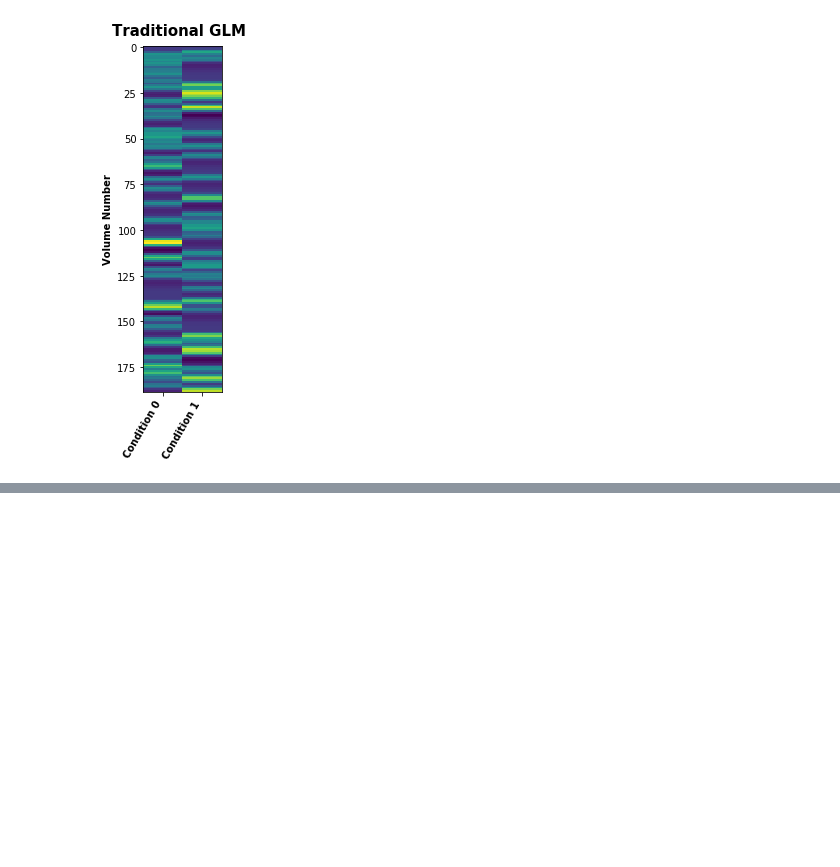
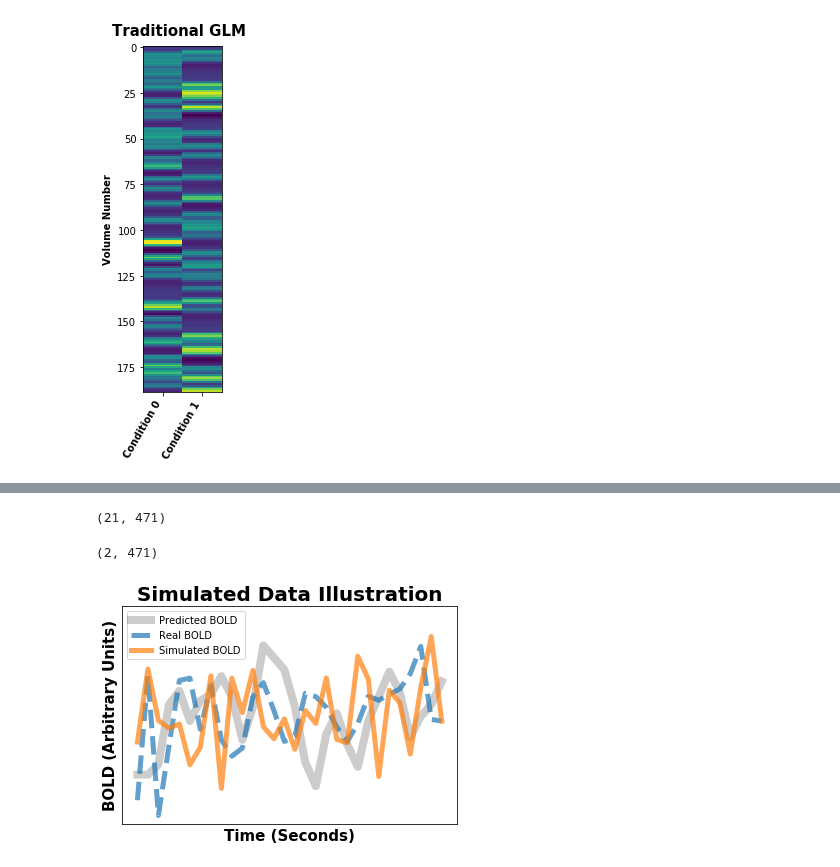
Before and after one commit to jdkent/BetaSeriesRealDataAnalysis, a Jupyter notebook: introductionFigures/introduction_figures.ipynb, the cells around one changed output, grey strips where cells are left out. Cells and saved outputs as stored; diff of their text form; code cells hidden in the pictures; blank space fills up the shorter version.

Commit message:
add example simulation figure

```diff
--- a/introductionFigures/introduction_figures.ipynb
+++ b/introductionFigures/introduction_figures.ipynb
@@ -373,0 +383,45 @@ fig.savefig("./outputs/introduction-normalGLM.png", bbox_inches="tight")
+# %%
+masker = NiftiLabelsMasker(ACTIVATION_ATLAS)
+real_bold_data = masker.fit_transform(EXAMPLE_BOLD).T
+# %%
+real_bold_data.shape
+# %% [output]
+(21, 471)
+# %%
+fake_bold = nib.load('./data/bold_sim_taskswitch.nii.gz')
+fake_bold_data = fake_bold.get_fdata().squeeze()
+# %%
+fake_bold_data.shape
+# %% [output]
+(2, 471)
+# %%
+tr = 2
+nvol = 471
+frame_times = np.arange(0, nvol * tr, 2)
+events_df = pd.read_csv('./data/sub-GE120012_ses-pre_task-taskswitch_events.tsv', sep='\t')
+design = make_first_level_design_matrix(frame_times=frame_times, events=events_df, oversampling=1)
+# %%
+predicted_bold = design[['repeat', 'single', 'switch']].sum(axis=1).values
+# %%
+fig, ax = plt.subplots(1, 1)
+
+# set the plots and legend
+lines = ax.plot(zscore(predicted_bold[20:50]), color='black', linewidth=8, alpha=0.2)
+lines.extend(ax.plot(zscore(real_bold_data[2,20:50]), linewidth=5, linestyle='--', alpha=0.7))
+lines.extend(ax.plot(zscore(fake_bold_data[0,20:50]), linewidth=5, alpha=0.7))
+ax.legend(handles=lines, labels=("Predicted BOLD", "Real BOLD", "Simulated BOLD"))
+
+# remove the ticks
+ax.set_yticks([])
+ax.set_xticks([]);
+
+# extend ylim
+ax.set_ylim(-3, 3)
+
+# label axes
+ax.set_ylabel("BOLD (Arbitrary Units)", fontdict={'size': 15, 'weight': 'heavy'});
+ax.set_xlabel("Time (Seconds)", fontdict={'size': 15, 'weight': 'heavy'});
+ax.set_title('Simulated Data Illustration', fontdict={'size': 20, 'weight': 'heavy'})
+fig.savefig('./outputs/methods-simulation_example.png', dpi=600, bbox_inches='tight')
+# %% [output]
+[figure, added]
```
Also changed, not shown: parts of 2 cells of this notebook, 1 other file.
